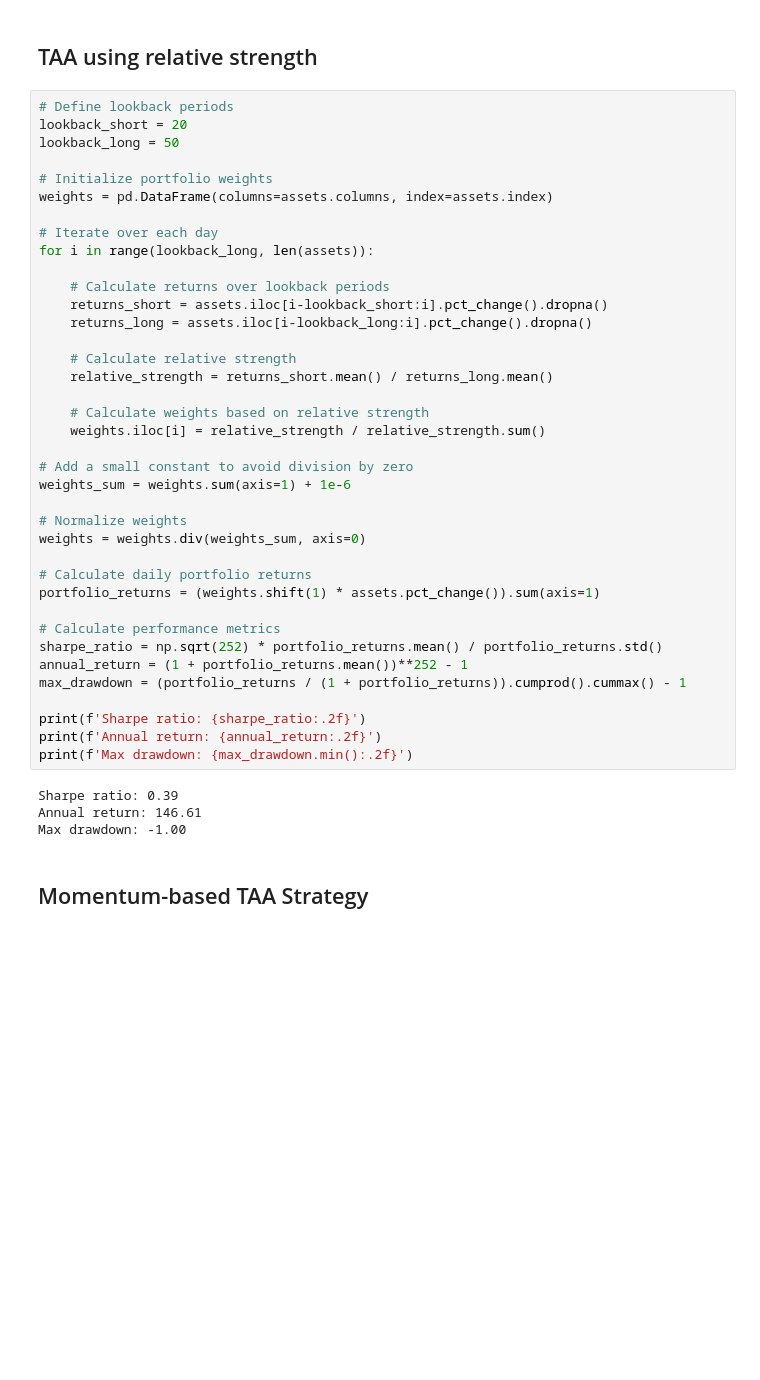
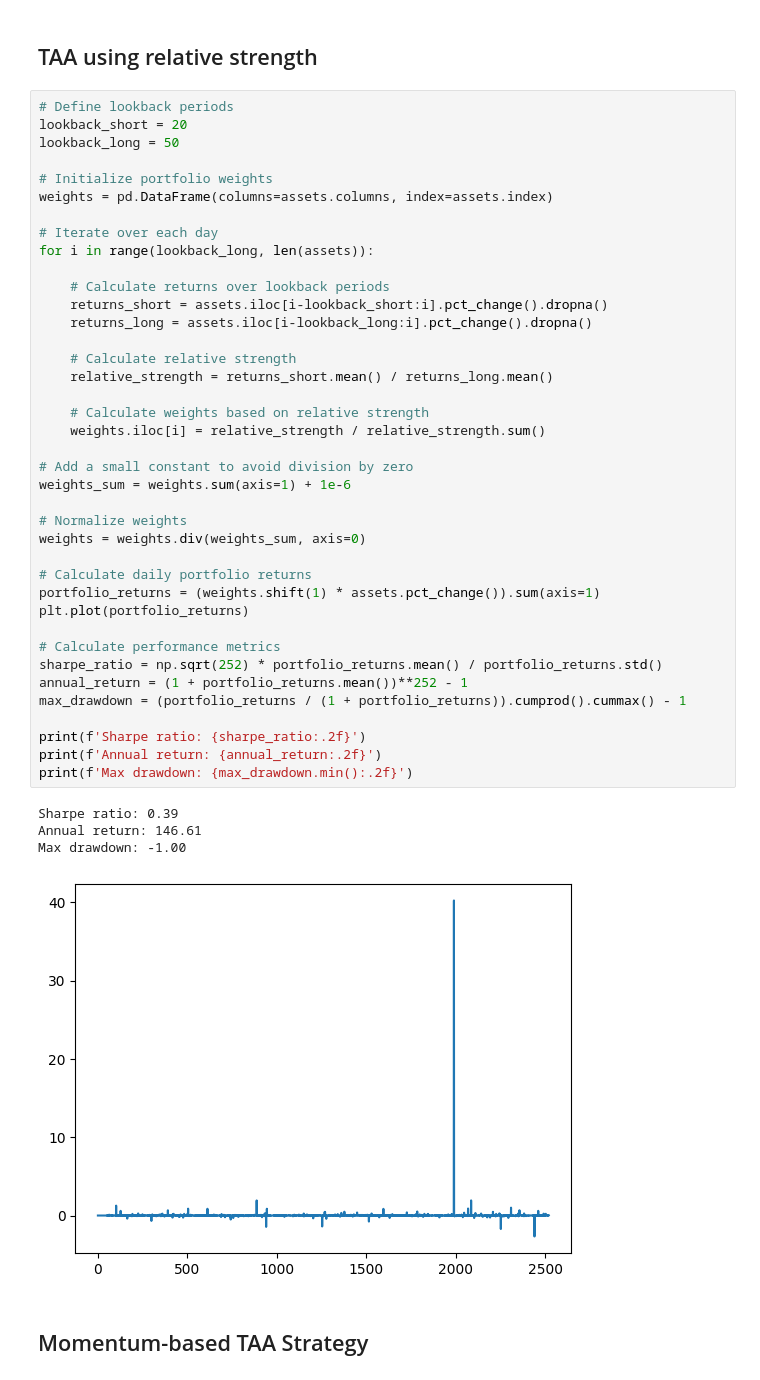
Before and after one commit to Ae-bii/uchicago-trading-2023, a Jupyter notebook: case3/data/analysis/case3.ipynb, the cells around one changed output. Cells and saved outputs as stored; diff of their text form; blank space fills up the shorter version.

```diff
--- a/case3/data/analysis/case3.ipynb
+++ b/case3/data/analysis/case3.ipynb
@@ -245,33 +287,35 @@ for i in range(lookback_long, len(assets)):
     returns_short = assets.iloc[i-lookback_short:i].pct_change().dropna()
     returns_long = assets.iloc[i-lookback_long:i].pct_change().dropna()
 
     # Calculate relative strength
     relative_strength = returns_short.mean() / returns_long.mean()
 
     # Calculate weights based on relative strength
     weights.iloc[i] = relative_strength / relative_strength.sum()
 
 # Add a small constant to avoid division by zero
 weights_sum = weights.sum(axis=1) + 1e-6
 
 # Normalize weights
 weights = weights.div(weights_sum, axis=0)
 
 # Calculate daily portfolio returns
 portfolio_returns = (weights.shift(1) * assets.pct_change()).sum(axis=1)
+plt.plot(portfolio_returns)
 
 # Calculate performance metrics
 sharpe_ratio = np.sqrt(252) * portfolio_returns.mean() / portfolio_returns.std()
 annual_return = (1 + portfolio_returns.mean())**252 - 1
 max_drawdown = (portfolio_returns / (1 + portfolio_returns)).cumprod().cummax() - 1
 
 print(f'Sharpe ratio: {sharpe_ratio:.2f}')
 print(f'Annual return: {annual_return:.2f}')
 print(f'Max drawdown: {max_drawdown.min():.2f}')
 # %% [output]
 Sharpe ratio: 0.39
 Annual return: 146.61
 Max drawdown: -1.00
+[figure, added]
 # %% [markdown]
 ## Momentum-based TAA Strategy
 # %%
```
Also changed, not shown: parts of 10 cells of this notebook.
